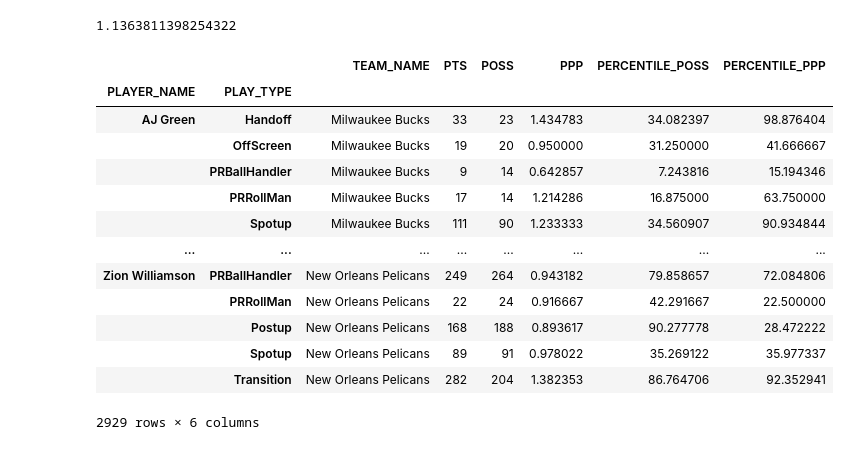
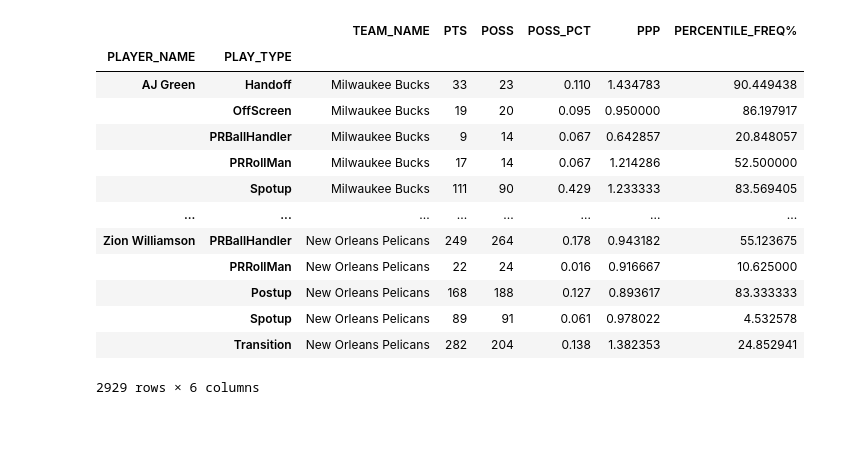
Before and after one commit to omermazig/nba_statistics_provider, a Jupyter notebook: playground.ipynb, the cells around one changed output. Saved outputs shown, nothing was run; the diff lists cells and outputs as text; code cells hidden in the pictures.

```diff
--- a/playground.ipynb
+++ b/playground.ipynb
@@ -25,4 +0,0 @@ league_object.get_league_pace_info()
-# %%
-league_object.playtype.transition
-# %% [output]
-1.1363811398254322
@@ -33,48 +1,59 @@ assert league_object.playtype.transition == PlayTypeLeagueAverage('offensive', '
 # %%
+from leagueScripts import PlayTypeLeagueAverage
 from nba_api.stats.library.parameters import PlayType
 from nba_api.stats.endpoints import SynergyPlayTypes
 import pandas as pd
 
-# df = pd.DataFrame(columns=SynergyPlayTypes.expected_data["SynergyPlayType"])
 playtypes_df = []
 for playtype in PlayTypeLeagueAverage.get_playtype_classes_names():
     _playtype_df = SynergyPlayTypes(play_type_nullable=getattr(PlayType, playtype), type_grouping_nullable='offensive', player_or_team_abbreviation='P').synergy_play_type.get_data_frame()
     playtypes_df.append(_playtype_df)
 df = pd.concat(playtypes_df)
-df = df[['PLAYER_NAME', 'TEAM_NAME', 'PLAY_TYPE', 'PTS', 'POSS']]
+df = df[['PLAYER_NAME', 'TEAM_NAME', 'PLAY_TYPE', 'PTS', 'POSS', 'POSS_PCT']]
 
 # Define a custom aggregation function
 def custom_agg(group):
-    # Example: Sum the 'POSS' and take the max of 'PERCENTILE'
-    aggregation = {
-        'TEAM_NAME': lambda x: ', '.join(x.unique()),  # Combine team names
-        'PTS': 'sum',  # Example custom aggregation: take the max percentile
-        'POSS': 'sum'  # Example custom aggregation: sum the possessions
-    }
-    return group.agg(aggregation)
+    # Calculate the combined team names
+    combined_team_names = ', '.join(group['TEAM_NAME'].unique())
+
+    # Calculate the sum of PTS and POSS
+    pts_sum = group['PTS'].sum()
+    poss_sum = group['POSS'].sum()
+
+    # Calculate the correct POSS_PCT
+    poss_pct_numerator = poss_sum
+    poss_pct_denominator = (group['POSS'] / group['POSS_PCT']).sum()
+    poss_pct = poss_pct_numerator / poss_pct_denominator if poss_pct_denominator != 0 else 0
+
+    # Return as a Series
+    return pd.Series({
+        'TEAM_NAME': combined_team_names,
+        'PTS': pts_sum,
+        'POSS': poss_sum,
+        'POSS_PCT': poss_pct
+    })
 
 # Apply the custom aggregation for players with multiple teams
 df = df.groupby(['PLAYER_NAME', 'PLAY_TYPE']).apply(custom_agg, include_groups=False)
 df['PPP'] = df['PTS'] / df['POSS']
 # Calculate percentiles
-df['PERCENTILE_POSS'] = df.groupby('PLAY_TYPE')['POSS'].rank(pct=True) * 100
-df['PERCENTILE_PPP'] = df.groupby('PLAY_TYPE')['PPP'].rank(pct=True) * 100
+df['PERCENTILE_FREQ%'] = df.groupby('PLAY_TYPE')['POSS_PCT'].rank(pct=True) * 100
 
 df
 # %% [output]
-|  |  | TEAM_NAME | PTS | POSS | PPP | PERCENTILE_POSS | PERCENTILE_PPP |
+|  |  | TEAM_NAME | PTS | POSS | POSS_PCT | PPP | PERCENTILE_FREQ% |
 | PLAYER_NAME | PLAY_TYPE |  |  |  |  |  |  |
-| AJ Green | Handoff | Milwaukee Bucks | 33 | 23 | 1.434783 | 34.082397 | 98.876404 |
-|  | OffScreen | Milwaukee Bucks | 19 | 20 | 0.950000 | 31.250000 | 41.666667 |
-|  | PRBallHandler | Milwaukee Bucks | 9 | 14 | 0.642857 | 7.243816 | 15.194346 |
-|  | PRRollMan | Milwaukee Bucks | 17 | 14 | 1.214286 | 16.875000 | 63.750000 |
-|  | Spotup | Milwaukee Bucks | 111 | 90 | 1.233333 | 34.560907 | 90.934844 |
+| AJ Green | Handoff | Milwaukee Bucks | 33 | 23 | 0.110 | 1.434783 | 90.449438 |
+|  | OffScreen | Milwaukee Bucks | 19 | 20 | 0.095 | 0.950000 | 86.197917 |
+|  | PRBallHandler | Milwaukee Bucks | 9 | 14 | 0.067 | 0.642857 | 20.848057 |
+|  | PRRollMan | Milwaukee Bucks | 17 | 14 | 0.067 | 1.214286 | 52.500000 |
+|  | Spotup | Milwaukee Bucks | 111 | 90 | 0.429 | 1.233333 | 83.569405 |
 | ... | ... | ... | ... | ... | ... | ... | ... |
-| Zion Williamson | PRBallHandler | New Orleans Pelicans | 249 | 264 | 0.943182 | 79.858657 | 72.084806 |
-|  | PRRollMan | New Orleans Pelicans | 22 | 24 | 0.916667 | 42.291667 | 22.500000 |
-|  | Postup | New Orleans Pelicans | 168 | 188 | 0.893617 | 90.277778 | 28.472222 |
-|  | Spotup | New Orleans Pelicans | 89 | 91 | 0.978022 | 35.269122 | 35.977337 |
-|  | Transition | New Orleans Pelicans | 282 | 204 | 1.382353 | 86.764706 | 92.352941 |
+| Zion Williamson | PRBallHandler | New Orleans Pelicans | 249 | 264 | 0.178 | 0.943182 | 55.123675 |
+|  | PRRollMan | New Orleans Pelicans | 22 | 24 | 0.016 | 0.916667 | 10.625000 |
+|  | Postup | New Orleans Pelicans | 168 | 188 | 0.127 | 0.893617 | 83.333333 |
+|  | Spotup | New Orleans Pelicans | 89 | 91 | 0.061 | 0.978022 | 4.532578 |
+|  | Transition | New Orleans Pelicans | 282 | 204 | 0.138 | 1.382353 | 24.852941 |
 2929 rows × 6 columns
 # %%
 # Pivot the dataframe
```
Also changed, not shown: parts of 9 cells of this notebook.
